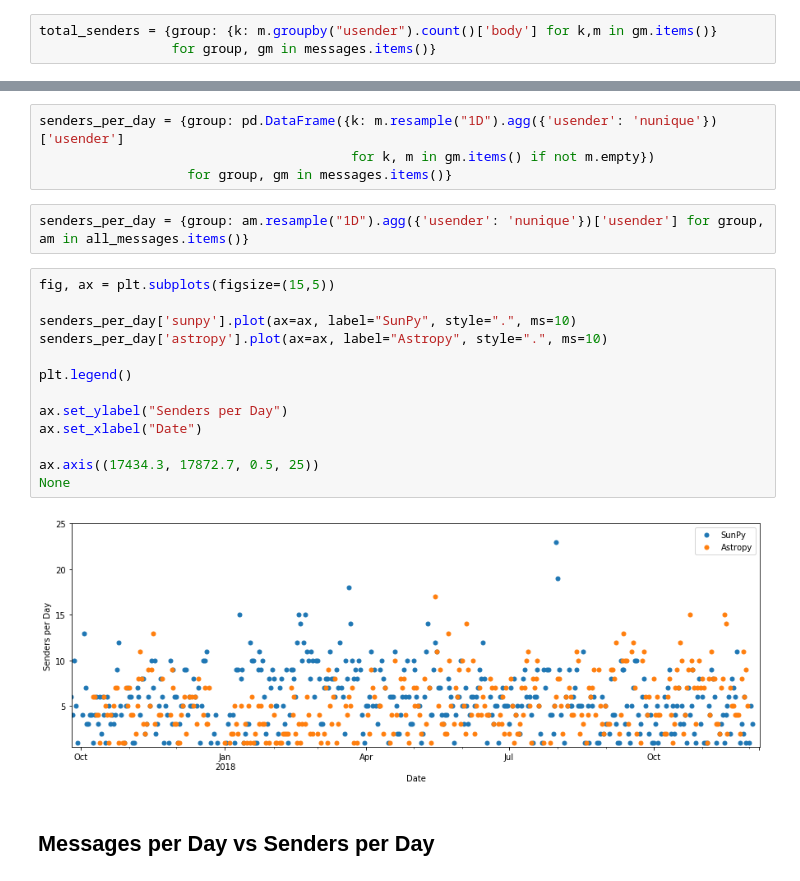
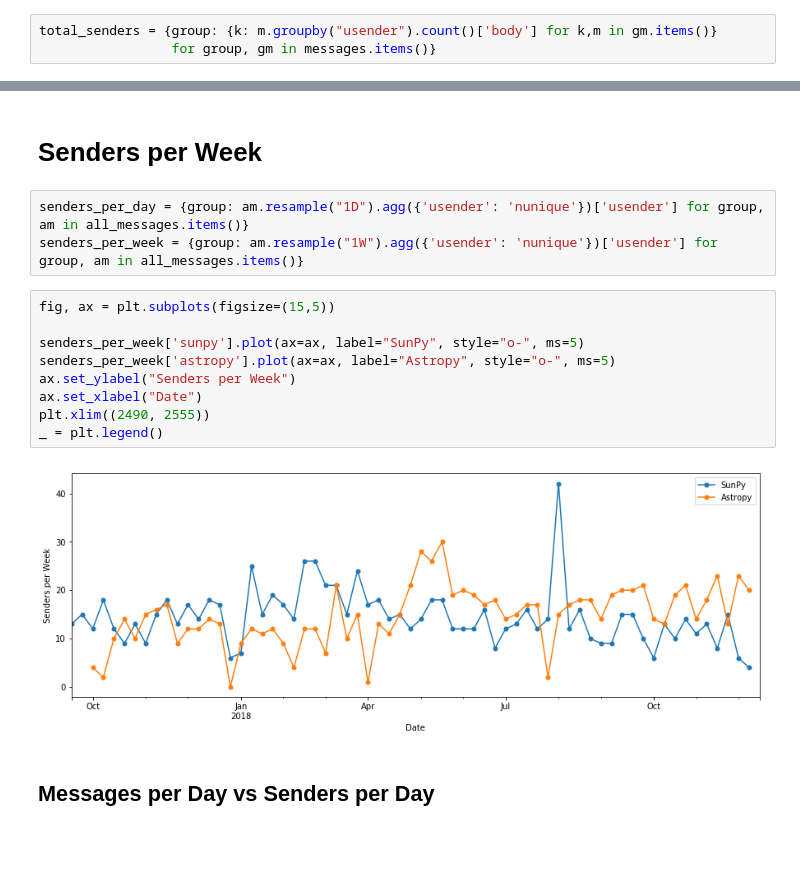
Before and after one commit to Cadair/chat_stats, a Jupyter notebook: astropy_sunpy.ipynb, the cells around one changed output, grey strips where cells are left out. Cells and saved outputs as stored; diff of their text form; blank space fills up the shorter version.

```diff
--- a/astropy_sunpy.ipynb
+++ b/astropy_sunpy.ipynb
@@ -188,24 +198,19 @@ senders
+# %% [markdown]
+# Senders per Week
 # %%
-senders_per_day = {group: pd.DataFrame({k: m.resample("1D").agg({'usender': 'nunique'})['usender']
-                                        for k, m in gm.items() if not m.empty})
-                   for group, gm in messages.items()}
+senders_per_day = {group: am.resample("1D").agg({'usender': 'nunique'})['usender'] for group, am in all_messages.items()}
+senders_per_week = {group: am.resample("1W").agg({'usender': 'nunique'})['usender'] for group, am in all_messages.items()}
-# %%
-senders_per_day = {group: am.resample("1D").agg({'usender': 'nunique'})['usender'] for group, am in all_messages.items()}
 # %%
 fig, ax = plt.subplots(figsize=(15,5))
 
-senders_per_day['sunpy'].plot(ax=ax, label="SunPy", style=".", ms=10)
-senders_per_day['astropy'].plot(ax=ax, label="Astropy", style=".", ms=10)
-
-plt.legend()
-
-ax.set_ylabel("Senders per Day")
+senders_per_week['sunpy'].plot(ax=ax, label="SunPy", style="o-", ms=5)
+senders_per_week['astropy'].plot(ax=ax, label="Astropy", style="o-", ms=5)
+ax.set_ylabel("Senders per Week")
 ax.set_xlabel("Date")
-
-ax.axis((17434.3, 17872.7, 0.5, 25))
-None
+plt.xlim((2490, 2555))
+_ = plt.legend()
 # %% [output]
-[figure, old version]
+[figure, new version]
 # %% [markdown]
 ## Messages per Day vs Senders per Day
 # %%
```
Also changed, not shown: parts of 17 cells of this notebook, 3 other files.
